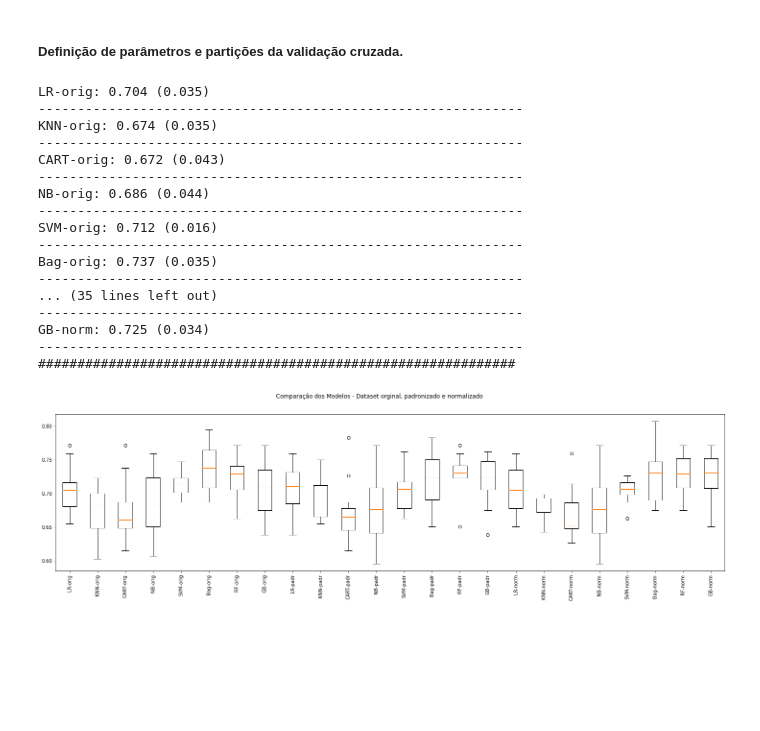
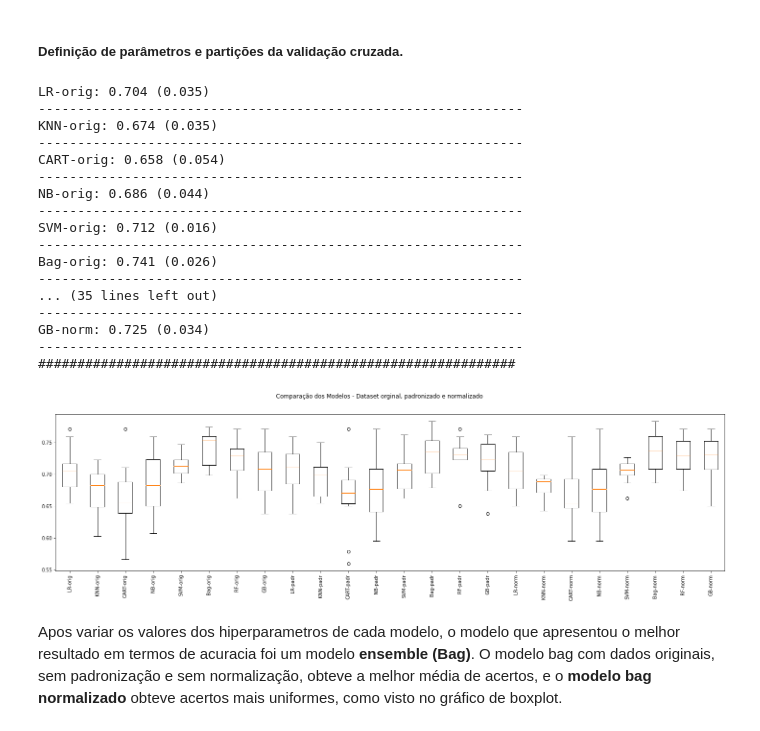
Before and after one commit to Nicodemos/mvp_puc_sprint02, a Jupyter notebook: analise_preditiva.ipynb, the cells around one changed output. Cells and saved outputs as stored; diff of their text form; code cells hidden in the pictures; blank space fills up the shorter version.

Commit message:
melhoria

```diff
--- a/analise_preditiva.ipynb
+++ b/analise_preditiva.ipynb
@@ -573,7 +573,8 @@ results = []
 names = []
 
 # Definindo os parâmetros do classificador base para o BaggingClassifier
-base = DecisionTreeClassifier()
+#base = DecisionTreeClassifier()
+base = DecisionTreeClassifier(criterion = 'entropy', max_depth = 10)
 num_trees = 100
 max_features = 3
 
@@ -582,7 +583,7 @@ max_features = 3
 # Algoritmos que serão utilizados
 reg_log = ('LR', LogisticRegression(max_iter=200))
 knn = ('KNN', KNeighborsClassifier(weights = 'distance', algorithm='kd_tree' ,n_neighbors = 12))
-cart = ('CART', DecisionTreeClassifier(criterion = 'gini', max_depth = 10))
+cart = ('CART', DecisionTreeClassifier(criterion = 'entropy', max_depth = 10))
 naive_bayes = ('NB', GaussianNB())
 svm = ('SVM', SVC(kernel = 'rbf', degree=4, C=1.1))
 bagging = ('Bag', BaggingClassifier(base_estimator=base, n_estimators=num_trees))
@@ -639,33 +640,35 @@ for name, model in pipelines:
     msg = "%s: %.3f (%.3f)" % (name, cv_results.mean(), cv_results.std()) # formatando para 3 casas decimais
     print(msg)
     print('--------------------------------------------------------------')
     if aux == 8 or aux == 16 or aux ==24:
         print('#############################################################')
     aux = aux + 1
 
 # Boxplot de comparação dos modelos
 fig = plt.figure(figsize=(25,6))
 fig.suptitle('Comparação dos Modelos - Dataset orginal, padronizado e normalizado')
 ax = fig.add_subplot(111)
 plt.boxplot(results)
 ax.set_xticklabels(names, rotation=90)
 plt.show()
 # %% [output]
 LR-orig: 0.704 (0.035)
 --------------------------------------------------------------
 KNN-orig: 0.674 (0.035)
 --------------------------------------------------------------
-CART-orig: 0.672 (0.043)
+CART-orig: 0.658 (0.054)
 --------------------------------------------------------------
 NB-orig: 0.686 (0.044)
 --------------------------------------------------------------
 SVM-orig: 0.712 (0.016)
 --------------------------------------------------------------
-Bag-orig: 0.737 (0.035)
+Bag-orig: 0.741 (0.026)
 --------------------------------------------------------------
 ... (35 lines left out)
 --------------------------------------------------------------
 GB-norm: 0.725 (0.034)
 --------------------------------------------------------------
 #############################################################
-[figure, old version]
+[figure, new version]
+# %% [markdown]
+<p>Apos variar os valores dos hiperparametros de cada modelo, o modelo que apresentou o melhor resultado em termos de acuracia foi um modelo <strong>ensemble (Bag)</strong>. O modelo bag com dados originais, sem padronização e sem normalização, obteve a melhor média de acertos, e o <strong>modelo bag normalizado</strong> obteve acertos mais uniformes, como visto no gráfico de boxplot.</p>
```
